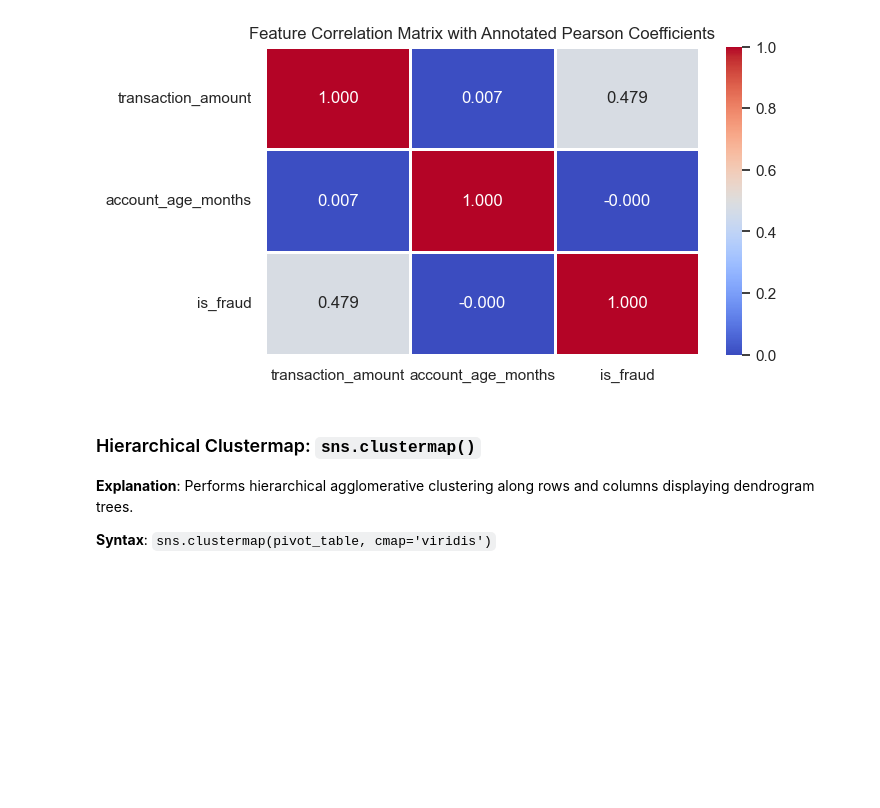
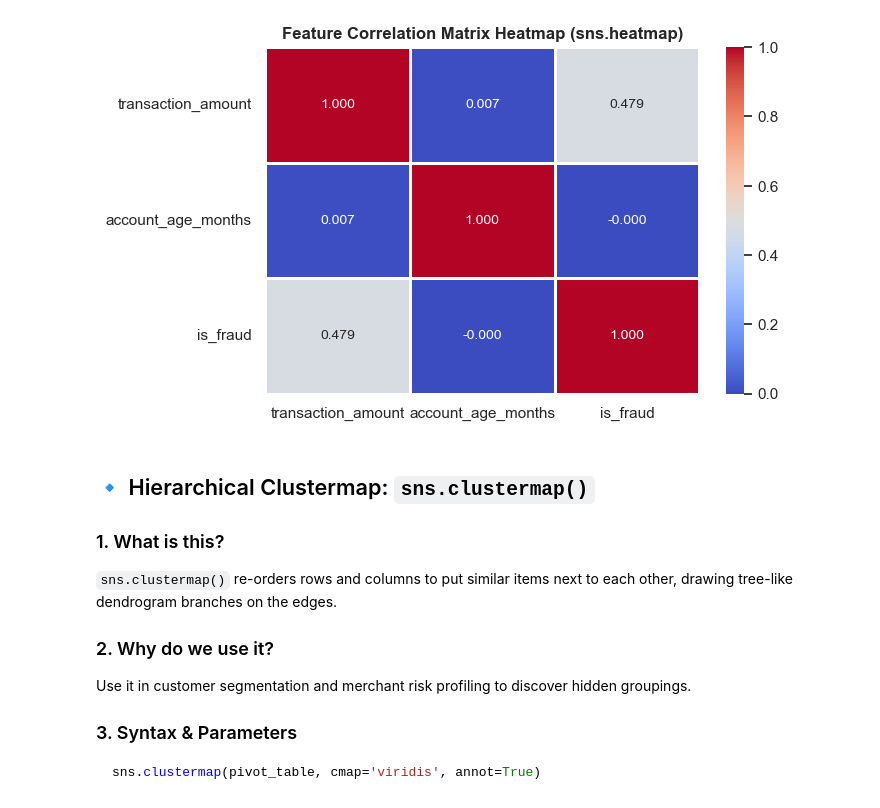
Before and after one commit to iankurbhatt/investigate-pandas, a Jupyter notebook: investigate_data_visualization/seaborn_matrix_joint_grids.ipynb, the cells around one changed output. Drawn from its saved outputs; the diff is of its cells as text; code cells hidden in the pictures; blank space fills up the shorter version.

Commit message:
Revamp all Data Visualization notebooks with beginner-friendly modular explanations, isolated concepts, and clear code comments

````diff
--- a/investigate_data_visualization/seaborn_matrix_joint_grids.ipynb
+++ b/investigate_data_visualization/seaborn_matrix_joint_grids.ipynb
@@ -12,5 +16,5 @@ This interactive revision guide uses `data/raw_transactions.csv` with 1-to-1 ato
 # %%
-# Setup imports & dataset loading from raw_transactions.csv
+# Step 1: Import all necessary libraries
 %matplotlib inline
 import pandas as pd
 import numpy as np
@@ -20,18 +24,23 @@ import plotly.express as px
 import plotly.graph_objects as go
 from plotly.subplots import make_subplots
 import os
-import sys
 
+# Step 2: Set clean visual defaults
 sns.set_theme(style='whitegrid')
 plt.rcParams['figure.figsize'] = (8, 4)
+plt.rcParams['font.size'] = 10
 
+# Step 3: Load the transactions dataset
 csv_path = 'data/raw_transactions.csv' if os.path.exists('data/raw_transactions.csv') else '../data/raw_transactions.csv'
 df = pd.read_csv(csv_path)
+
+# Step 4: Ensure dates and numeric values are clean
 df['transaction_date'] = pd.to_datetime(df['transaction_date'], format='mixed', errors='coerce')
 df['transaction_amount'] = pd.to_numeric(df['transaction_amount'], errors='coerce')
 df['account_age_months'] = pd.to_numeric(df['account_age_months'], errors='coerce')
 df['is_fraud'] = pd.to_numeric(df['is_fraud'], errors='coerce').fillna(0).astype(int)
 df = df.dropna(subset=['transaction_amount', 'transaction_date']).reset_index(drop=True)
 
-print(f"Loaded {len(df)} cleaned transaction records from {csv_path}")
+print(f"✅ Successfully loaded {len(df)} transactions from {csv_path}")
+df.head(3)
 # %% [output]
@@ -44,14 +61,26 @@ Loaded 14262 cleaned transaction records from data/raw_transactions.csv
 # %%
+# 1. Calculate correlation table
 corr = df[['transaction_amount', 'account_age_months', 'is_fraud']].corr()
-fig, ax = plt.subplots(figsize=(7, 4))
+
+# 2. Draw heatmap
+fig, ax = plt.subplots(figsize=(7, 4.5))
 sns.heatmap(corr, annot=True, fmt='.3f', cmap='coolwarm', cbar=True, linewidths=1, ax=ax)
-ax.set_title('Feature Correlation Matrix with Annotated Pearson Coefficients')
+ax.set_title('Feature Correlation Matrix Heatmap (sns.heatmap)', fontsize=12, fontweight='bold')
+
 plt.show()
 # %% [output]
-[figure, old version]
+[figure, new version]
-# %% [markdown]
-### Hierarchical Clustermap: `sns.clustermap()`
-**Explanation**: Performs hierarchical agglomerative clustering along rows and columns displaying dendrogram trees.
-
-**Syntax**: `sns.clustermap(pivot_table, cmap='viridis')`
+# %% [markdown]
+## 🔹 Hierarchical Clustermap: `sns.clustermap()`
+
+### 1. What is this?
+`sns.clustermap()` re-orders rows and columns to put similar items next to each other, drawing tree-like dendrogram branches on the edges.
+
+### 2. Why do we use it?
+Use it in customer segmentation and merchant risk profiling to discover hidden groupings.
+
+### 3. Syntax & Parameters
+```python
+sns.clustermap(pivot_table, cmap='viridis', annot=True)
+```
 # %%
````
Also changed, not shown: parts of 21 cells of this notebook, 5 other files.
